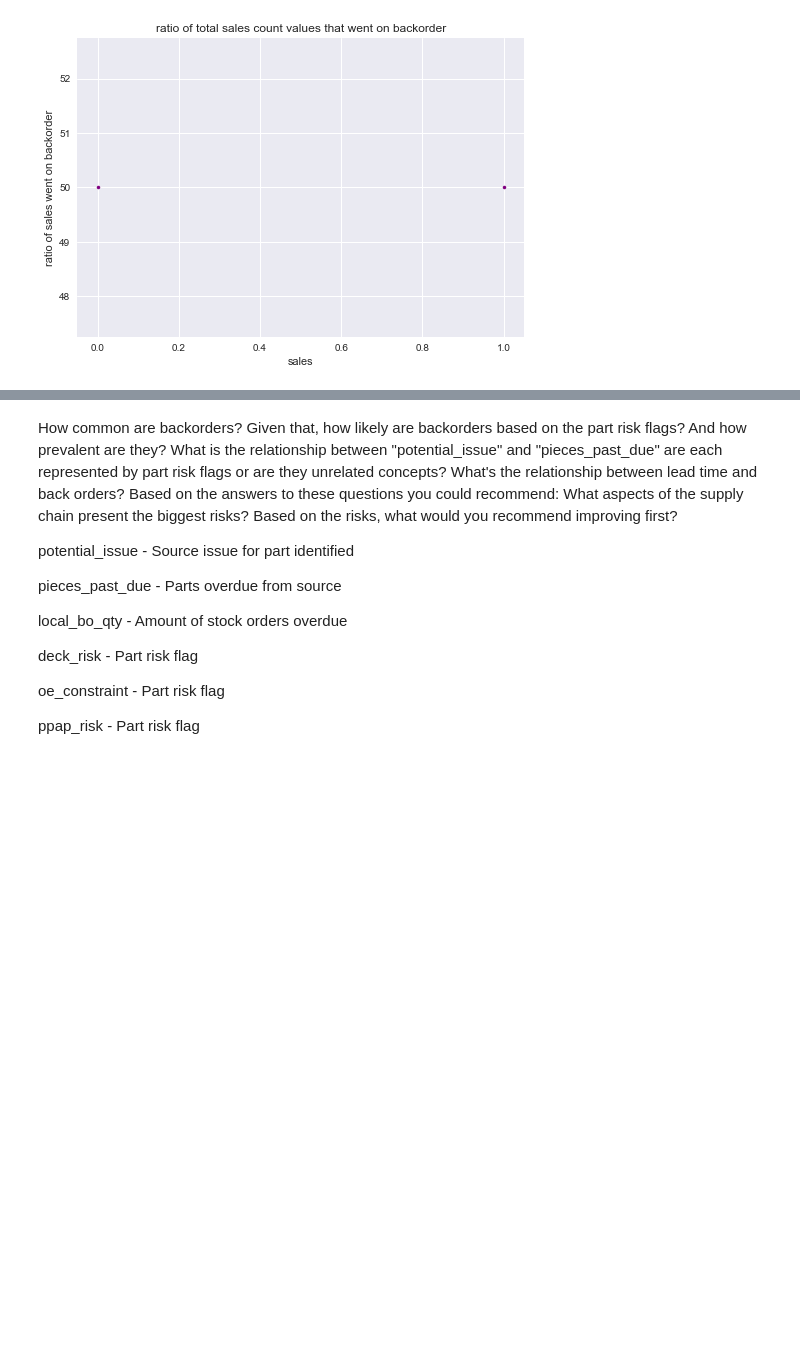
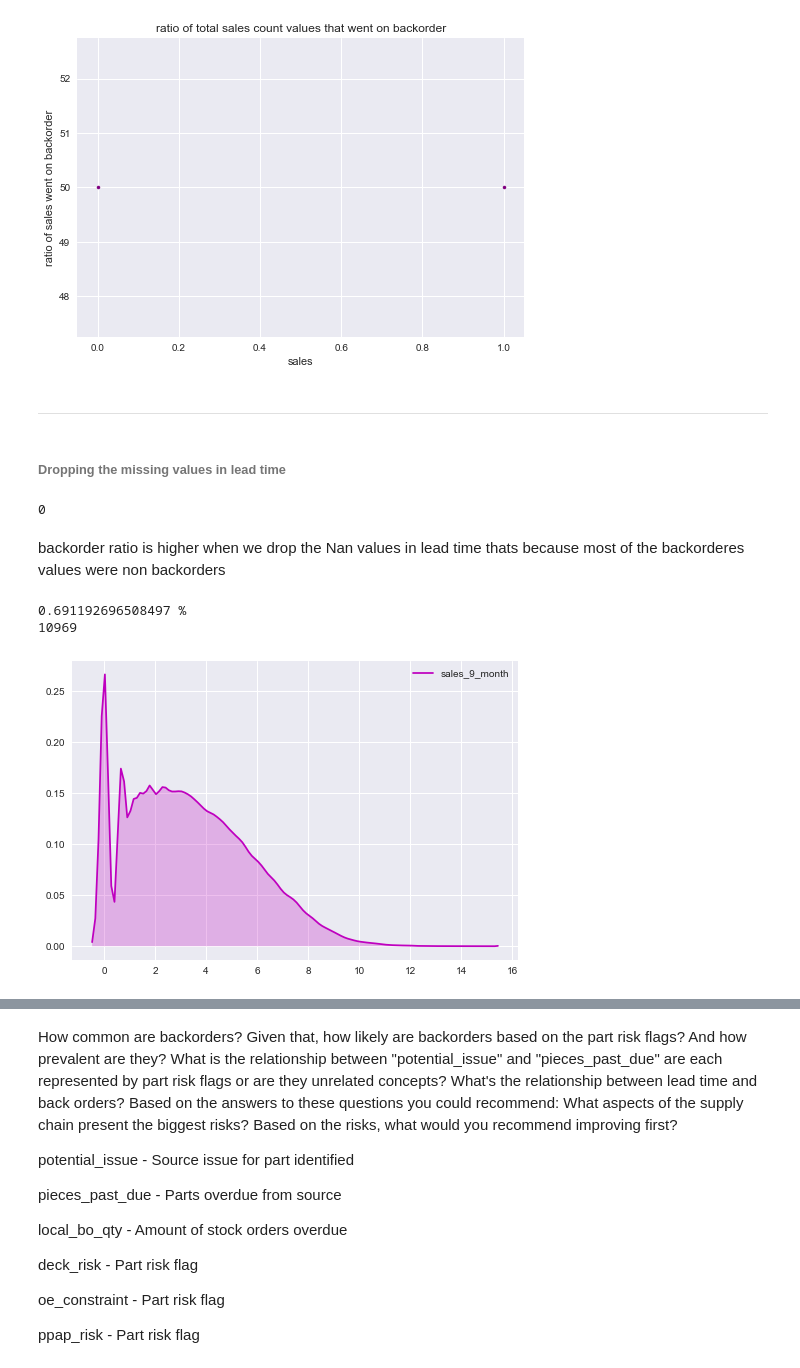
Before and after one commit to hedib/DataScienceProjects, a Jupyter notebook: project_Inventory/backorder.ipynb, the cells around one changed output, grey strips where cells are left out. Drawn from its saved outputs; the diff is of its cells as text; code cells hidden in the pictures; blank space fills up the shorter version.

```diff
--- a/project_Inventory/backorder.ipynb
+++ b/project_Inventory/backorder.ipynb
@@ -383,3 +396,27 @@ plt.show()
 # %% [output]
 [figure]
 [figure]
+# %% [markdown]
+********************************************
+# %% [markdown]
+###### Dropping the missing values in lead time
+# %%
+Ordernomiss=orders.dropna()
+Ordernomiss.isnull().sum().sum()
+# %% [output]
+0
+# %% [markdown]
+backorder ratio is higher when we drop the Nan values in lead time thats because most of the backorderes values were non backorders
+# %%
+prob=len(Ordernomiss[Ordernomiss.went_on_backorder==1])/len(Ordernomiss.sku)
+print((prob*100),'%')
+print(len(Ordernomiss[Ordernomiss.went_on_backorder==1]))
+# %% [output]
+0.691192696508497 %
+10969
+# %%
+sales_nomiss=Ordernomiss.sort_values('sales_9_month',ascending = False)
+sns.kdeplot(np.log(sales_nomiss['sales_9_month']),color='m', shade=True)
+plt.show()
+# %% [output]
+[figure, added]
```
Also changed, not shown: parts of 41 cells of this notebook.
